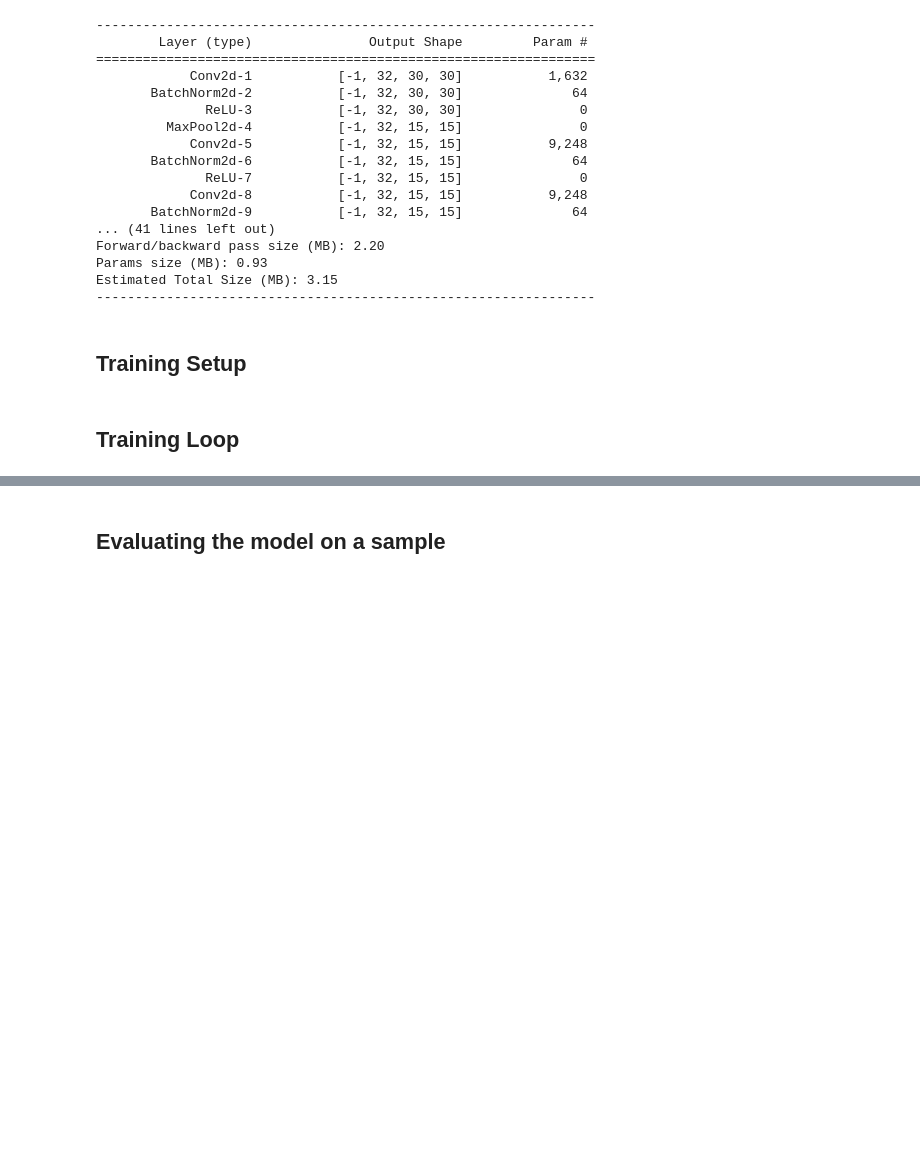
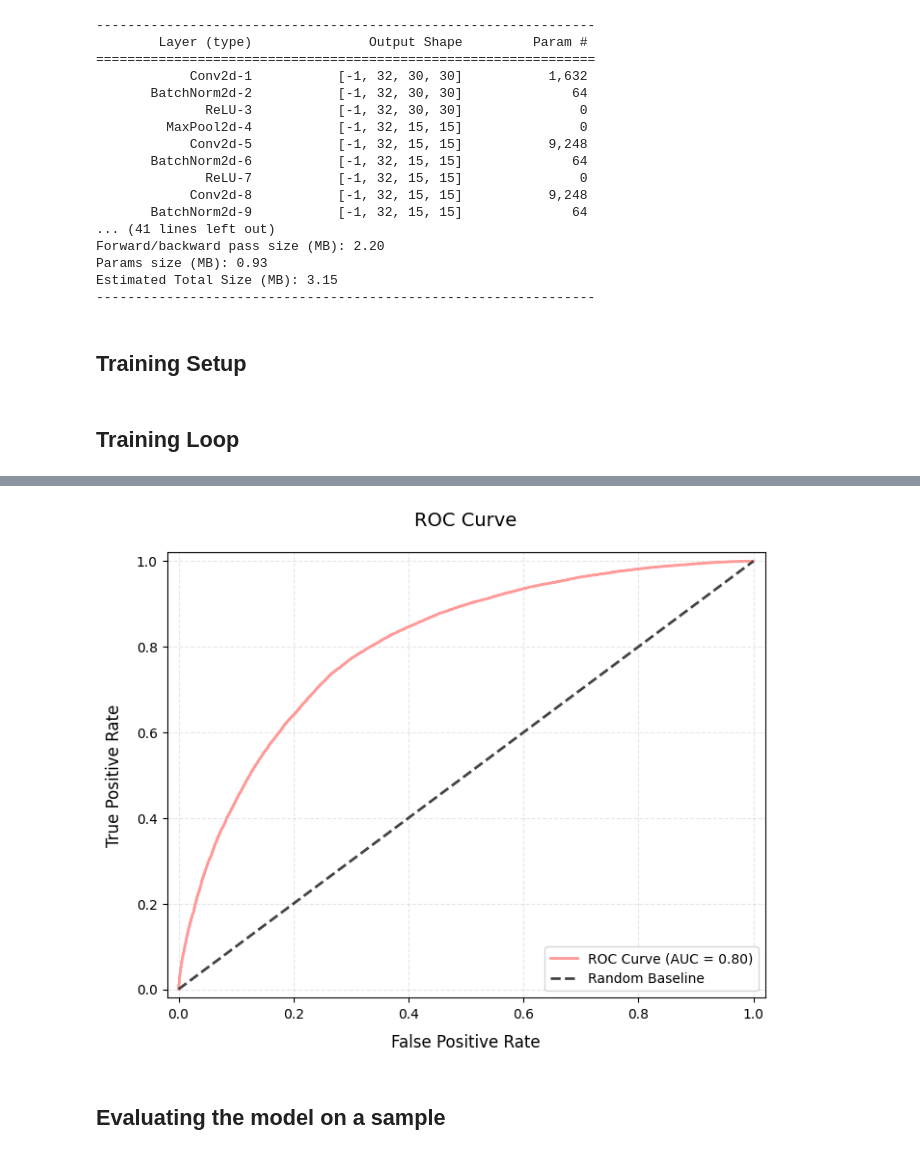
Before and after one commit to 8Nero/ML4SCI-E2E, a Jupyter notebook: task1.ipynb, the cells around one changed output, grey strips where cells are left out. Saved outputs shown, nothing was run; the diff lists cells and outputs as text; code cells hidden in the pictures; blank space fills up the shorter version.

```diff
--- a/task1.ipynb
+++ b/task1.ipynb
@@ -333,2 +394,21 @@ plt.show()
+# %%
+plt.figure(figsize=(8, 6))
+plt.plot(fpr, tpr, color='#FF9A98', lw=2, label=f'ROC Curve (AUC = {roc_auc:.2f})')
+plt.plot([0, 1], [0, 1], color='#444444', ls='--', lw=2, label='Random Baseline')
+
+# Style enhancements
+plt.xlim([-0.02, 1.02])
+plt.ylim([-0.02, 1.02])
+plt.xlabel('False Positive Rate', fontsize=12, labelpad=10)
+plt.ylabel('True Positive Rate', fontsize=12, labelpad=10)
+plt.title('ROC Curve', fontsize=14, pad=20)
+plt.legend(loc='lower right', frameon=True)
+plt.grid(True, alpha=0.3, ls='--')
+
+# Save and show
+plt.savefig('roc_curve.png', dpi=300, bbox_inches='tight')
+plt.show()
+# %% [output]
+[figure, added]
 # %% [markdown]
 ## Evaluating the model on a sample
```
Also changed, not shown: parts of 14 cells of this notebook.
